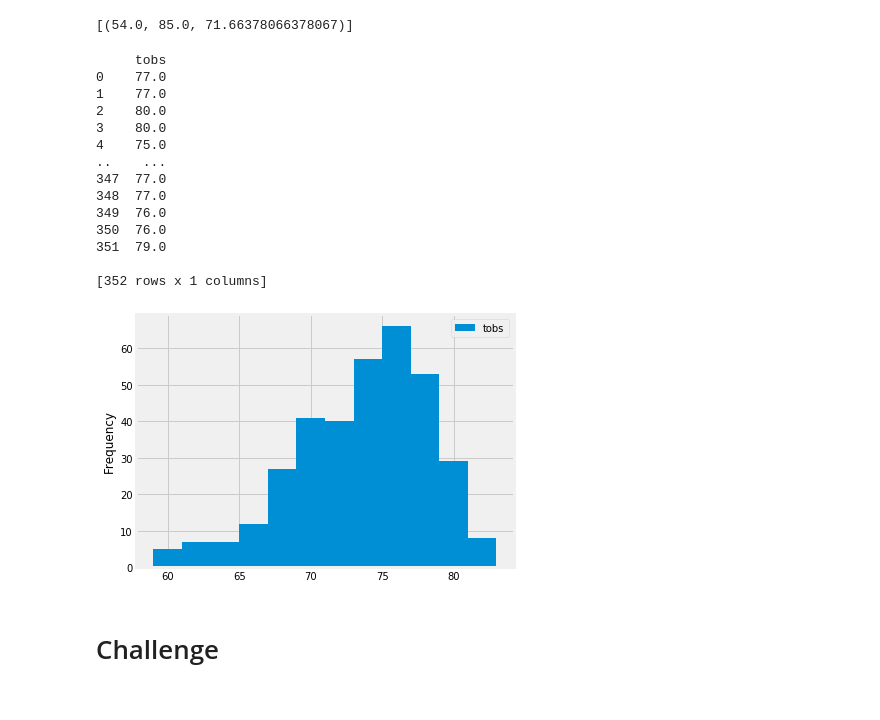
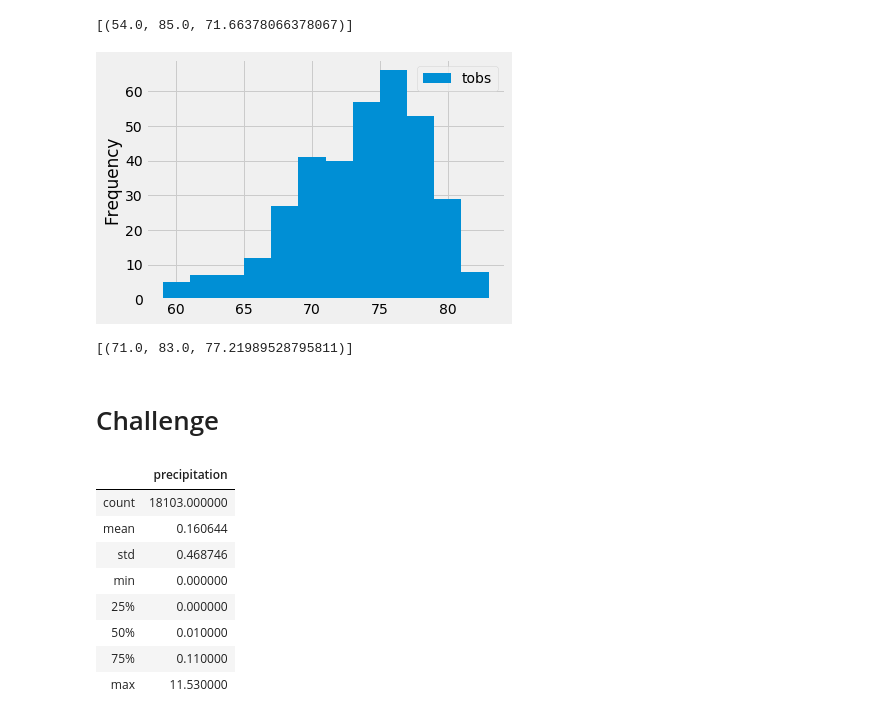
Before and after one commit to jbtrahin/surfs_up, a Jupyter notebook: climate_analysis.ipynb, the cells around one changed output. Drawn from its saved outputs; the diff is of its cells as text; code cells hidden in the pictures.

```diff
--- a/climate_analysis.ipynb
+++ b/climate_analysis.ipynb
@@ -128,28 +103,46 @@ session.query(func.min(Measurement.tobs), func.max(Measurement.tobs), func.avg(M
 # Query the last 12 months of temperature observation data for this station and plot the results as a histogram
 results = session.query(Measurement.tobs).filter(Measurement.station == 'USC00519281').filter(Measurement.date >= prev_year).all()
 df = pd.DataFrame(results, columns=['tobs'])
-print(df)
 
 df.plot.hist(bins=12)
 plt.tight_layout()
 # %% [output]
-     tobs
-0    77.0
-1    77.0
-2    80.0
-3    80.0
-4    75.0
-..    ...
-347  77.0
-348  77.0
-349  76.0
-350  76.0
-351  79.0
-
-[352 rows x 1 columns]
-[figure, old version]
+[figure, new version]
 # %%
 # Write a function called `calc_temps` that will accept start date and end date in the format '%Y-%m-%d'
 # and return the minimum, average, and maximum temperatures for that range of dates
+def calc_temps(start_date, end_date):
+    return session.query(func.min(Measurement.tobs), func.max(Measurement.tobs), func.avg(Measurement.tobs)).filter(Measurement.date >= start_date).filter(Measurement.date <= end_date).all()
+
+# Testing function
+start_date = '2017-06-01'
+end_date = '2017-06-30'
+
+temp_stats = calc_temps(start_date, end_date)
+
+print(temp_stats)
+# %% [output]
+[(71.0, 83.0, 77.21989528795811)]
 # %% [markdown]
 # Challenge
+# %%
+# Perform a query to retrieve all data and precipitation scores. We are using .filter to remove days with NaN making the assumption that NaN means that the station didn't receive data versus value = 0.00 meaning that he didn't rain.
+all_dates_results = session.query(Measurement.date, Measurement.prcp).filter(Measurement.prcp >= 0).all()
+
+# Save the query results as a Pandas DataFrame and set the index to the date column and sort the dataframe by date
+all_dates_df = pd.DataFrame(all_dates_results, columns=['date','precipitation'])
+
+# Converting date to datetime to access specific month later.
+all_dates_df['date'] = pd.to_datetime(all_dates_df['date'])
+
+all_dates_df.describe()
+# %% [output]
+|  | precipitation |
+| count | 18103.000000 |
+| mean | 0.160644 |
+| std | 0.468746 |
+| min | 0.000000 |
+| 25% | 0.000000 |
+| 50% | 0.010000 |
+| 75% | 0.110000 |
+| max | 11.530000 |
```
Also changed, not shown: parts of 12 cells of this notebook, 4 other files.
